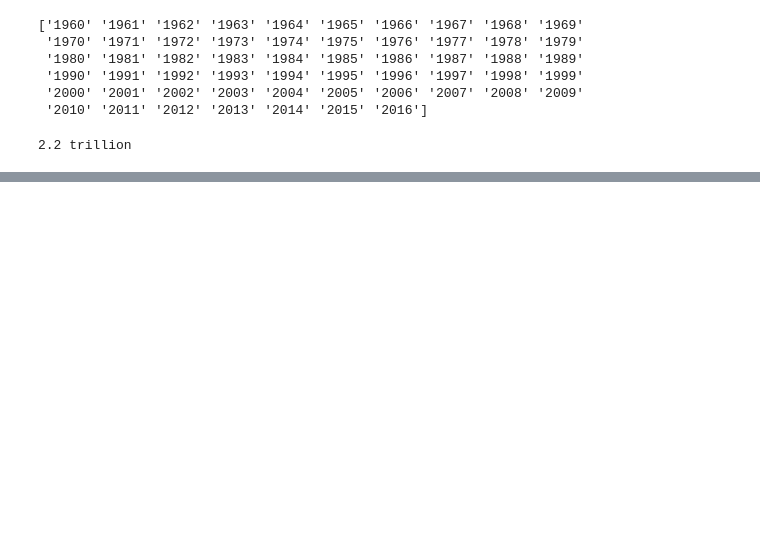
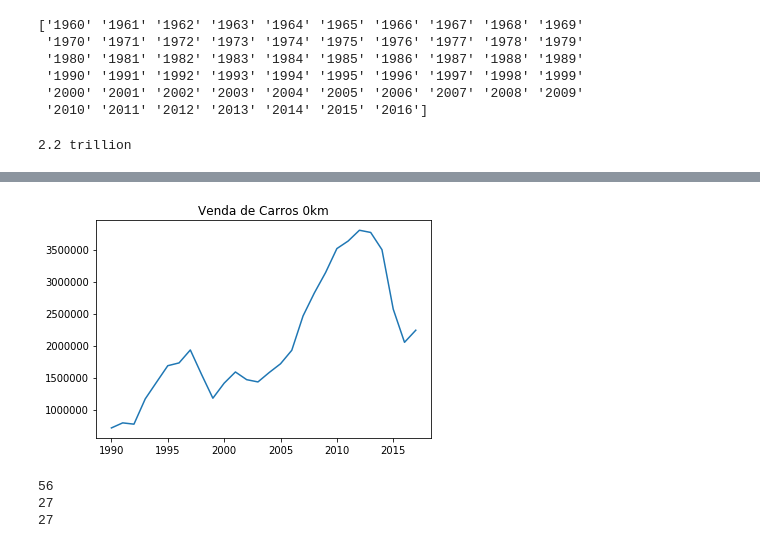
Before and after one commit to allandcnarciso/Sell-Cars-GPD-Regression-, a Jupyter notebook: analysis.ipynb, the cells around one changed output, grey strips where cells are left out. Cells and saved outputs as stored; diff of their text form; code cells hidden in the pictures; blank space fills up the shorter version.

```diff
--- a/analysis.ipynb
+++ b/analysis.ipynb
@@ -36,0 +48,14 @@ plt.show()
+# %%
+plt.plot(np.arange(1990,2018,1),car_amount)
+plt.title('Venda de Carros 0km')
+plt.show()
+# %% [output]
+[figure, added]
+# %%
+print(max(gpd_years.astype(int))-min(gpd_years.astype(int)))
+print(len(car_amount[0:len(car_amount)-1]))
+print(len(gpd_values[30:len(gpd_values)]))
+# %% [output]
+56
+27
+27
```
Also changed, not shown: parts of 5 cells of this notebook, 1 other file.
